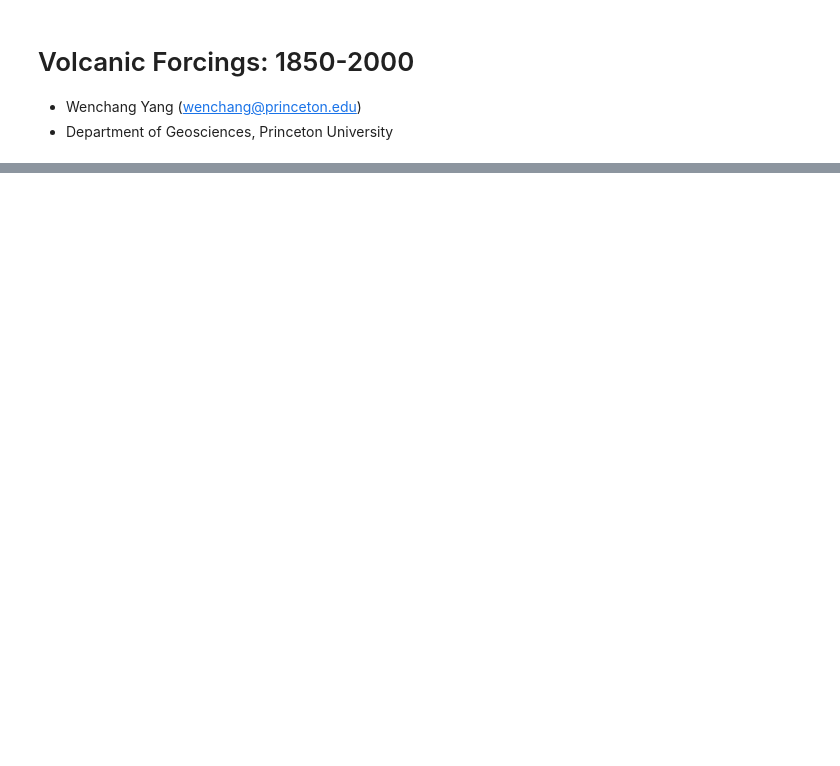
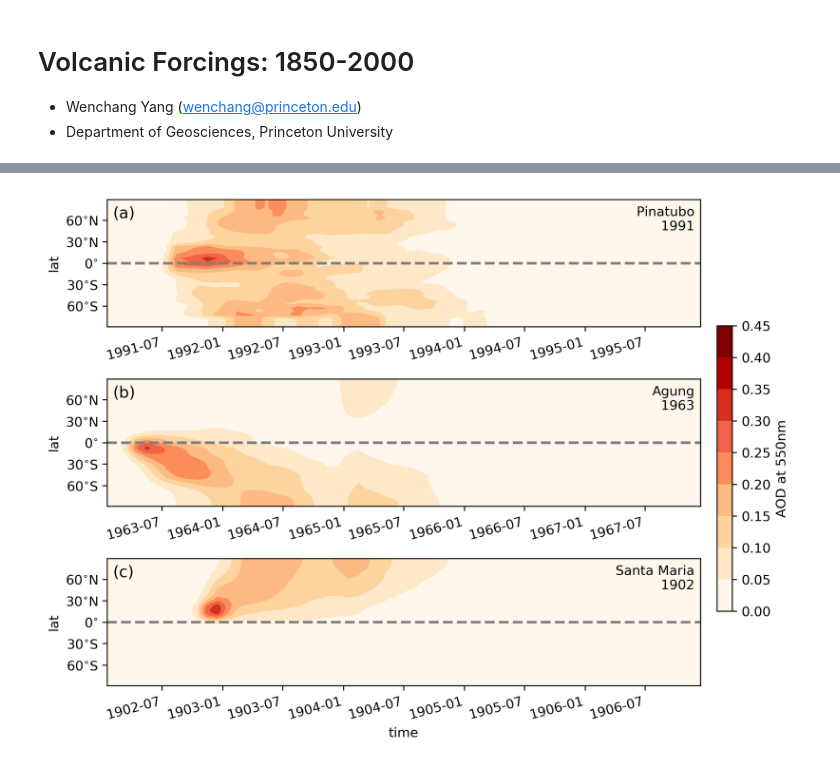
Before and after one commit to wy2136/volcanic_impact, a Jupyter notebook: fig_volcanic_forcings.ipynb, the cells around one changed output, grey strips where cells are left out. Drawn from its saved outputs; the diff is of its cells as text; code cells hidden in the pictures; blank space fills up the shorter version.

```diff
--- a/fig_volcanic_forcings.ipynb
+++ b/fig_volcanic_forcings.ipynb
@@ -368,3 +418,72 @@ plt.tight_layout(rect=(0,0,.9,1))
+# %%
+# 3 individual volcanic forcings: Pinatubo, Agung, Santa Maria
+scale_factor = 1
+try:
+    da['time'] = da.indexes['time'].to_datetimeindex()
+except:
+    pass
+fig, axes = plt.subplots(3, 1, figsize=(8,6), sharey=True)
+cmap = 'OrRd'
+levels = np.arange(0,0.46,0.05)
+monthticks = range(1,13,6)
+
+
+plt.sca(axes[0])
+im = da.pipe(lambda x: x*scale_factor).sel(time=slice('1991','1995')).plot.contourf(x='time', cmap=cmap, levels=levels,
+                                                 add_colorbar=False)
+# plt.grid(True)
+plt.text(.99,.95, ' Pinatubo\n 1991', transform=plt.gca().transAxes,
+         ha='right', va='top')
+plt.text(.01,.95, '(a)', transform=plt.gca().transAxes,
+         ha='left', va='top', fontsize='large')
+# plt.title('Pinatubo 1991', loc='left')
+xticksmonth(monthticks)
+plt.axhline(0, color='gray', ls='--')
+plt.xlabel('')
+plt.ylabel('lat')
+
+
+plt.sca(axes[1])
+da.pipe(lambda x: x*scale_factor).sel(time=slice('1963','1967')).plot.contourf(x='time', cmap=cmap, levels=levels,
+                                                 add_colorbar=False)
+# plt.grid(True)
+plt.text(.99,.95, 'Agung\n 1963', transform=plt.gca().transAxes,
+         ha='right', va='top')
+plt.text(.01,.95, '(b)', transform=plt.gca().transAxes,
+         ha='left', va='top', fontsize='large')
+# plt.title('Agung 1963', loc='left')
+xticksmonth(monthticks)
+plt.axhline(0, color='gray', ls='--')
+plt.xlabel('')
+plt.ylabel('lat')
+
+
+plt.sca(axes[2])
+da.pipe(lambda x: x*scale_factor).sel(time=slice('1902','1906')).plot.contourf(x='time', cmap=cmap, levels=levels,
+                                                 add_colorbar=False)
+# plt.grid(True)
+plt.text(.99,.95, 'Santa Maria\n 1902', transform=plt.gca().transAxes,
+         ha='right', va='top')
+plt.text(.01,.95, '(c)', transform=plt.gca().transAxes,
+         ha='left', va='top', fontsize='large')
+# plt.title('Santa Maria 1902', loc='left')
+xticksmonth(monthticks)
+plt.axhline(0, color='gray', ls='--')
+yticks2lat(range(-60,90,30))
+plt.ylabel('lat')
+
+for ax in axes:
+    plt.setp(ax.get_xticklabels(), visible=True, rotation=15, horizontalalignment='right')
+
+ax = fig.add_axes((.9,.25,.02,.5))
+plt.colorbar(im, cax=ax, orientation='vertical', label=f'AOD at 550nm')
+
+plt.tight_layout(rect=(0,0,.9,1))
+
+# plt.savefig(figname.replace('.pdf', '_PAS.pdf'))
+plt.gcf().set_facecolor('w')
+# %% [output]
+[figure, added]
 # %%
 %%html
 <script src="https://cdn.rawgit.com/parente/4c3e6936d0d7a46fd071/raw/65b816fb9bdd3c28b4ddf3af602bfd6015486383/code_toggle.js">
```
Also changed, not shown: parts of 10 cells of this notebook, 6 other files.
